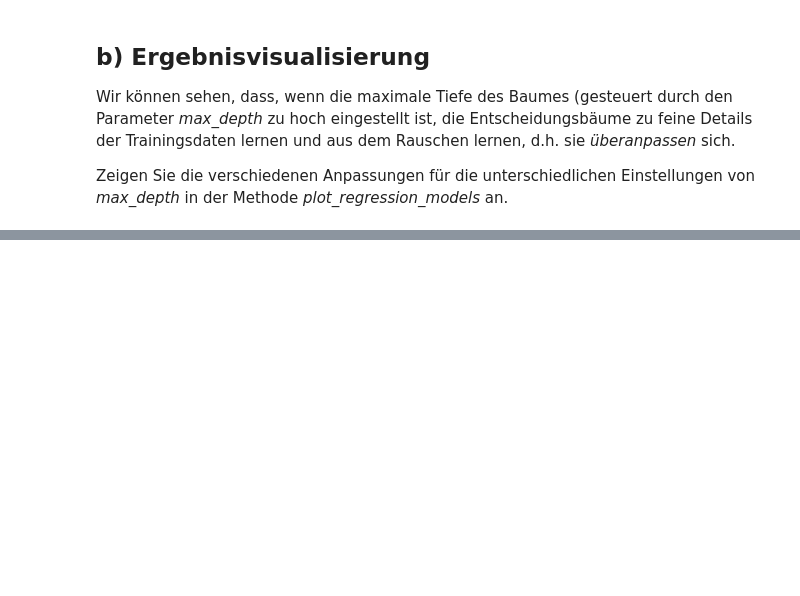
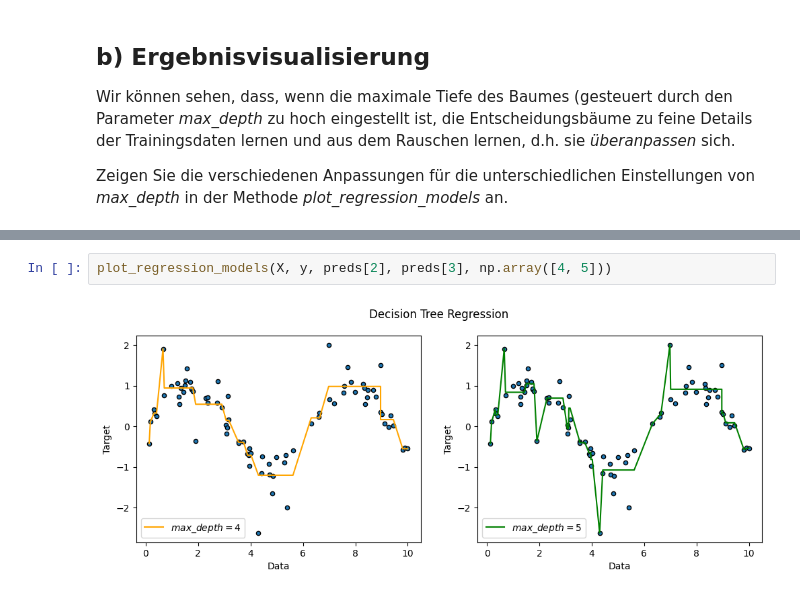
Before and after one commit to dissgod99/Data-Mining-and-Machine-Learning-SS23, a Jupyter notebook: H4_Decision_Trees/04_Vorlage.ipynb, the cells around one changed output, grey strips where cells are left out. Saved outputs shown, nothing was run; the diff lists cells and outputs as text; blank space fills up the shorter version.

```diff
--- a/H4_Decision_Trees/04_Vorlage.ipynb
+++ b/H4_Decision_Trees/04_Vorlage.ipynb
@@ -198,0 +252,4 @@ def plot_regression_models(X_cont: np.ndarray, y_cont: np.ndarray, y_1: np.ndarr
+# %%
+plot_regression_models(X, y, preds[2], preds[3], np.array([4, 5]))
+# %% [output]
+[figure, added]
```
Also changed, not shown: parts of 6 cells of this notebook.
